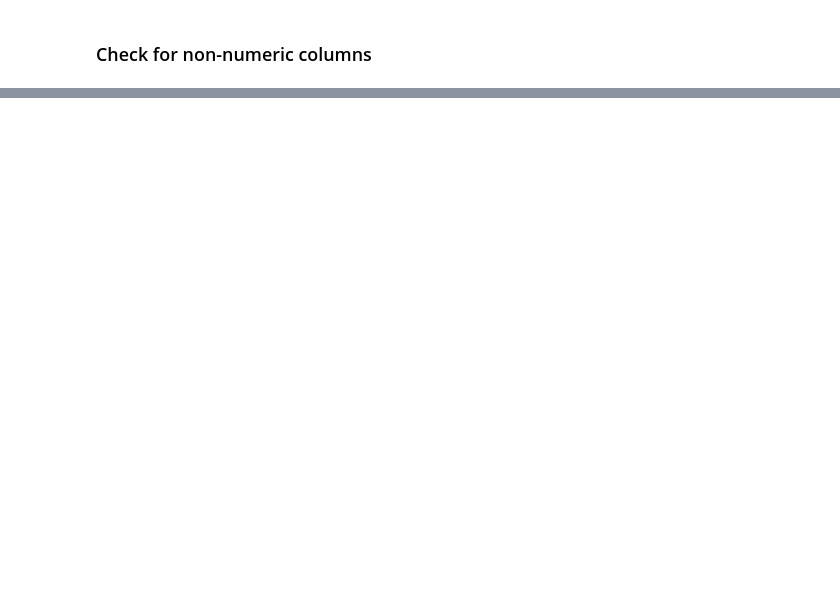
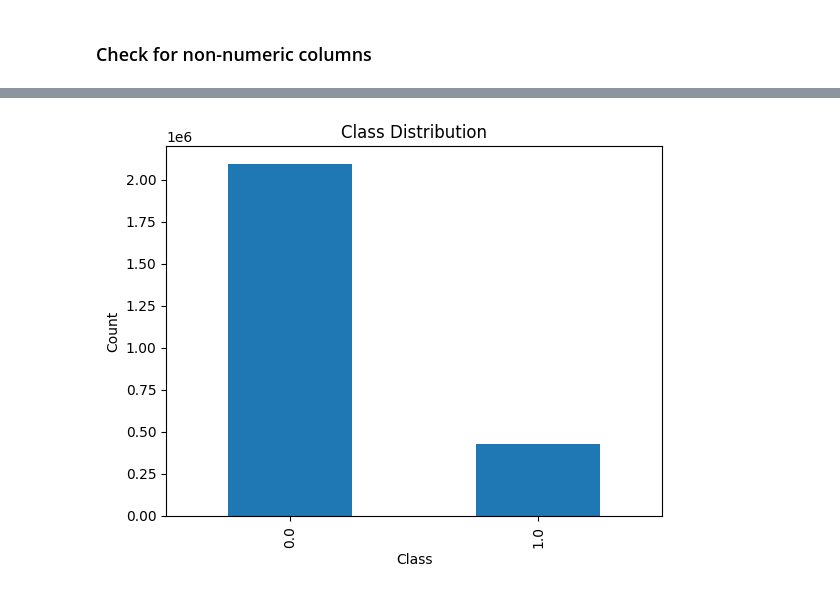
Before and after one commit to asmaemou/Capstone_Notebook, a Jupyter notebook: CIC_Notebook.ipynb, the cells around one changed output, grey strips where cells are left out. Drawn from its saved outputs; the diff is of its cells as text; code cells hidden in the pictures; blank space fills up the shorter version.

```diff
--- a/CIC_Notebook.ipynb
+++ b/CIC_Notebook.ipynb
@@ -388,0 +404,14 @@ print(f"Number of duplicate rows: {df_data.duplicated().sum()}")
+# %%
+import matplotlib.pyplot as plt
+
+# Calculate the counts of each label
+var = df_data['Label'].value_counts()
+
+# Plot the class distribution using a bar plot
+var.plot(kind='bar')
+plt.title('Class Distribution')
+plt.xlabel('Class')
+plt.ylabel('Count')
+plt.show()
+# %% [output]
+[figure, added]
```
Also changed, not shown: parts of 81 cells of this notebook.
